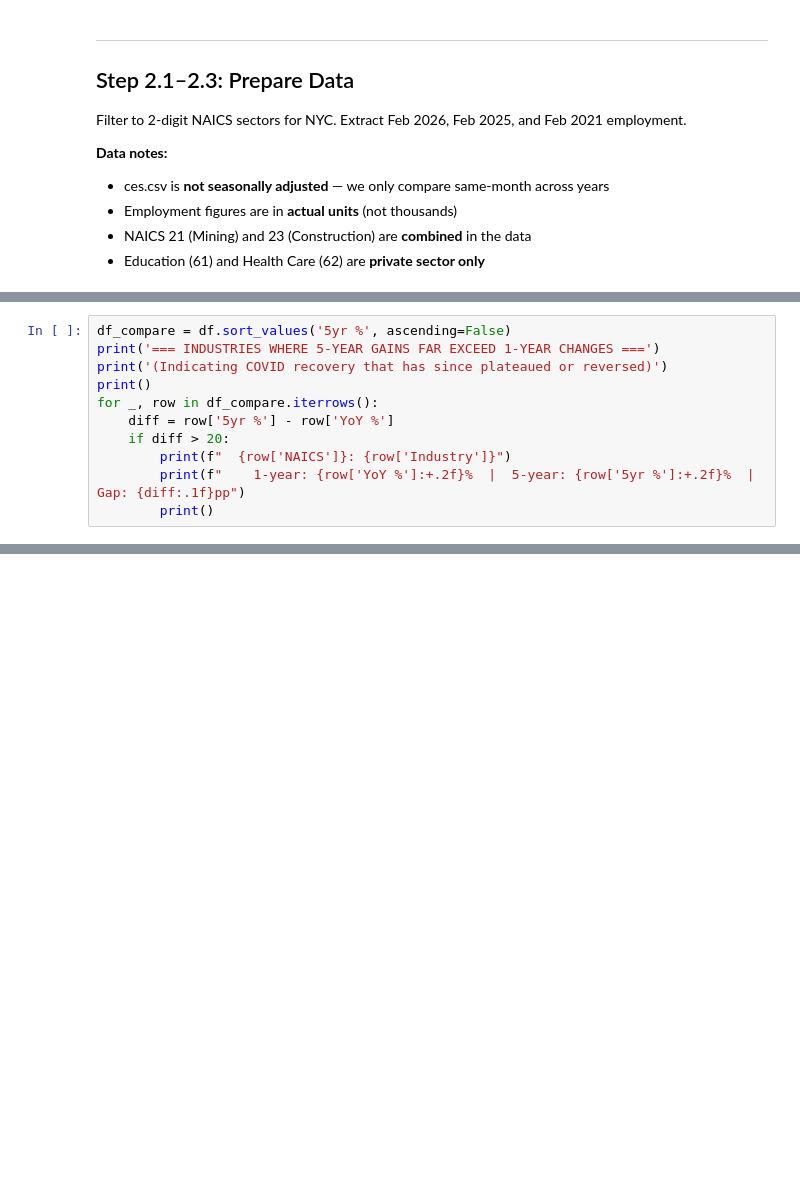
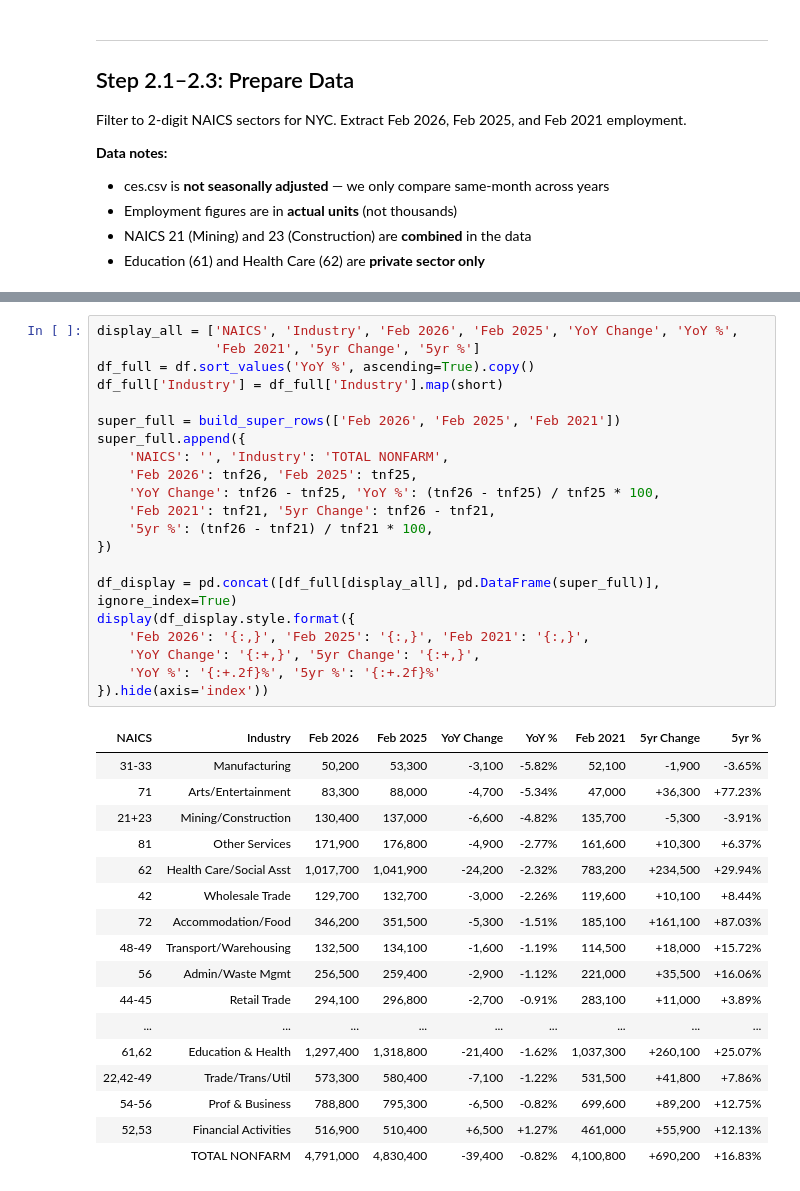
Before and after one commit to lrud/OSC_LR, a Jupyter notebook: notebooks/Q1_Employment_Analysis_executed.ipynb, the cells around one changed output, grey strips where cells are left out. Saved outputs shown, nothing was run; the diff lists cells and outputs as text; blank space fills up the shorter version.

Commit message:
Q1 notebook overhaul: BLS supersector sources, all-sectors charts, expanded narrative, 5yr trend grid, cross-reference URLs, audit to md

```diff
--- a/notebooks/Q1_Employment_Analysis_executed.ipynb
+++ b/notebooks/Q1_Employment_Analysis_executed.ipynb
@@ -310,11 +32,0 @@ The contrast between 1-year and 5-year changes is dramatic, and for good reason:
-# %%
-df_compare = df.sort_values('5yr %', ascending=False)
-print('=== INDUSTRIES WHERE 5-YEAR GAINS FAR EXCEED 1-YEAR CHANGES ===')
-print('(Indicating COVID recovery that has since plateaued or reversed)')
-print()
-for _, row in df_compare.iterrows():
-    diff = row['5yr %'] - row['YoY %']
-    if diff > 20:
-        print(f"  {row['NAICS']}: {row['Industry']}")
-        print(f"    1-year: {row['YoY %']:+.2f}%  |  5-year: {row['5yr %']:+.2f}%  |  Gap: {diff:.1f}pp")
-        print()
@@ -454,0 +189,39 @@ Cross-referencing against published sources:
+# %%
+display_all = ['NAICS', 'Industry', 'Feb 2026', 'Feb 2025', 'YoY Change', 'YoY %',
+               'Feb 2021', '5yr Change', '5yr %']
+df_full = df.sort_values('YoY %', ascending=True).copy()
+df_full['Industry'] = df_full['Industry'].map(short)
+
+super_full = build_super_rows(['Feb 2026', 'Feb 2025', 'Feb 2021'])
+super_full.append({
+    'NAICS': '', 'Industry': 'TOTAL NONFARM',
+    'Feb 2026': tnf26, 'Feb 2025': tnf25,
+    'YoY Change': tnf26 - tnf25, 'YoY %': (tnf26 - tnf25) / tnf25 * 100,
+    'Feb 2021': tnf21, '5yr Change': tnf26 - tnf21,
+    '5yr %': (tnf26 - tnf21) / tnf21 * 100,
+})
+
+df_display = pd.concat([df_full[display_all], pd.DataFrame(super_full)], ignore_index=True)
+display(df_display.style.format({
+    'Feb 2026': '{:,}', 'Feb 2025': '{:,}', 'Feb 2021': '{:,}',
+    'YoY Change': '{:+,}', '5yr Change': '{:+,}',
+    'YoY %': '{:+.2f}%', '5yr %': '{:+.2f}%'
+}).hide(axis='index'))
+# %% [output]
+| NAICS | Industry | Feb 2026 | Feb 2025 | YoY Change | YoY % | Feb 2021 | 5yr Change | 5yr % |
+| 31-33 | Manufacturing | 50,200 | 53,300 | -3,100 | -5.82% | 52,100 | -1,900 | -3.65% |
+| 71 | Arts/Entertainment | 83,300 | 88,000 | -4,700 | -5.34% | 47,000 | +36,300 | +77.23% |
+| 21+23 | Mining/Construction | 130,400 | 137,000 | -6,600 | -4.82% | 135,700 | -5,300 | -3.91% |
+| 81 | Other Services | 171,900 | 176,800 | -4,900 | -2.77% | 161,600 | +10,300 | +6.37% |
+| 62 | Health Care/Social Asst | 1,017,700 | 1,041,900 | -24,200 | -2.32% | 783,200 | +234,500 | +29.94% |
+| 42 | Wholesale Trade | 129,700 | 132,700 | -3,000 | -2.26% | 119,600 | +10,100 | +8.44% |
+| 72 | Accommodation/Food | 346,200 | 351,500 | -5,300 | -1.51% | 185,100 | +161,100 | +87.03% |
+| 48-49 | Transport/Warehousing | 132,500 | 134,100 | -1,600 | -1.19% | 114,500 | +18,000 | +15.72% |
+| 56 | Admin/Waste Mgmt | 256,500 | 259,400 | -2,900 | -1.12% | 221,000 | +35,500 | +16.06% |
+| 44-45 | Retail Trade | 294,100 | 296,800 | -2,700 | -0.91% | 283,100 | +11,000 | +3.89% |
+| ... | ... | ... | ... | ... | ... | ... | ... | ... |
+| 61,62 | Education & Health | 1,297,400 | 1,318,800 | -21,400 | -1.62% | 1,037,300 | +260,100 | +25.07% |
+| 22,42-49 | Trade/Trans/Util | 573,300 | 580,400 | -7,100 | -1.22% | 531,500 | +41,800 | +7.86% |
+| 54-56 | Prof & Business | 788,800 | 795,300 | -6,500 | -0.82% | 699,600 | +89,200 | +12.75% |
+| 52,53 | Financial Activities | 516,900 | 510,400 | +6,500 | +1.27% | 461,000 | +55,900 | +12.13% |
+|  | TOTAL NONFARM | 4,791,000 | 4,830,400 | -39,400 | -0.82% | 4,100,800 | +690,200 | +16.83% |
```
Also changed, not shown: parts of 37 cells of this notebook, 3 other files.
